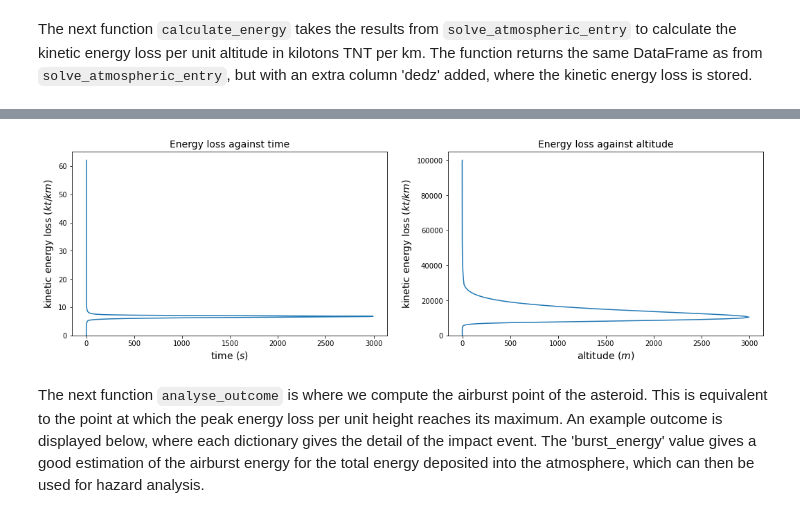
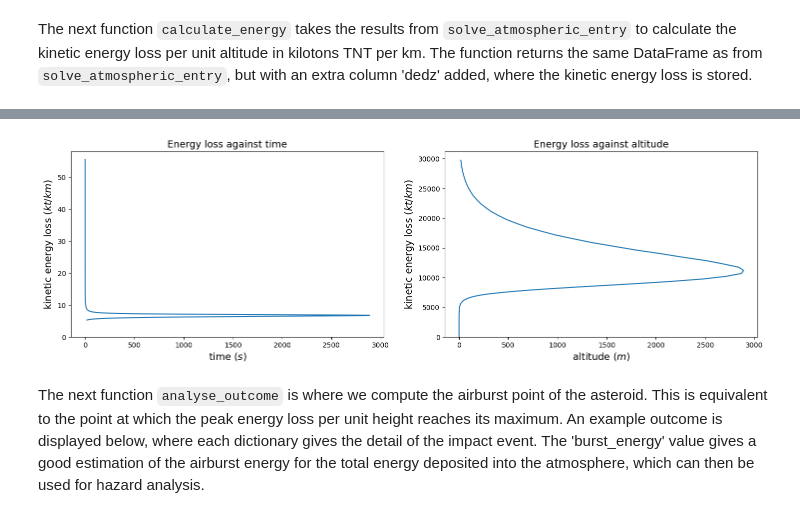
Before and after one commit to chunyang-w/armageddon, a Jupyter notebook: examples/solver_notebook.ipynb, the cells around one changed output, grey strips where cells are left out. Saved outputs shown, nothing was run; the diff lists cells and outputs as text; code cells hidden in the pictures.

Commit message:
update solver to detect cratering event, update dedz graph in solver_notebook

```diff
--- a/examples/solver_notebook.ipynb
+++ b/examples/solver_notebook.ipynb
@@ -206,21 +223,21 @@ result2
 # %%
 fig, (ax1, ax2) = plt.subplots(1, 2, figsize=(15, 5))
 
-ax1.plot(result2['dedz'], result2['time'])
+ax1.plot(result2['dedz'][earth.burstpoint:], result2['time'][earth.burstpoint:])
 ax1.set_ylim(ymin=0)
 ax1.set_xlabel('time $(s)$', fontsize=14)
 ax1.set_ylabel('kinetic energy loss $(kt/km)$', fontsize=14)
 ax1.set_title('Energy loss against time', fontsize=14)
 
-ax2.plot(result2['dedz'], result2['altitude'])
+ax2.plot(result2['dedz'][earth.burstpoint:], result2['altitude'][earth.burstpoint:])
 ax2.set_ylim(ymin=0)
 ax2.set_xlabel('altitude $(m)$', fontsize=14)
 ax2.set_ylabel('kinetic energy loss $(kt/km)$', fontsize=14)
 ax2.set_title('Energy loss against altitude', fontsize=14)
 
 plt.tight_layout(pad = 2.0)
 # %% [output]
-[figure, old version]
+[figure, new version]
 # %% [markdown]
 The next function `analyse_outcome` is where we compute the airburst point of the asteroid. This is equivalent to the point at which the peak energy loss per unit height reaches its maximum. An example outcome is displayed below, where each dictionary gives the detail of the impact event. The 'burst_energy' value gives a good estimation of the airburst energy for the total energy deposited into the atmosphere, which can then be used for hazard analysis.
 # %%
```
Also changed, not shown: parts of 3 cells of this notebook, 4 other files.
